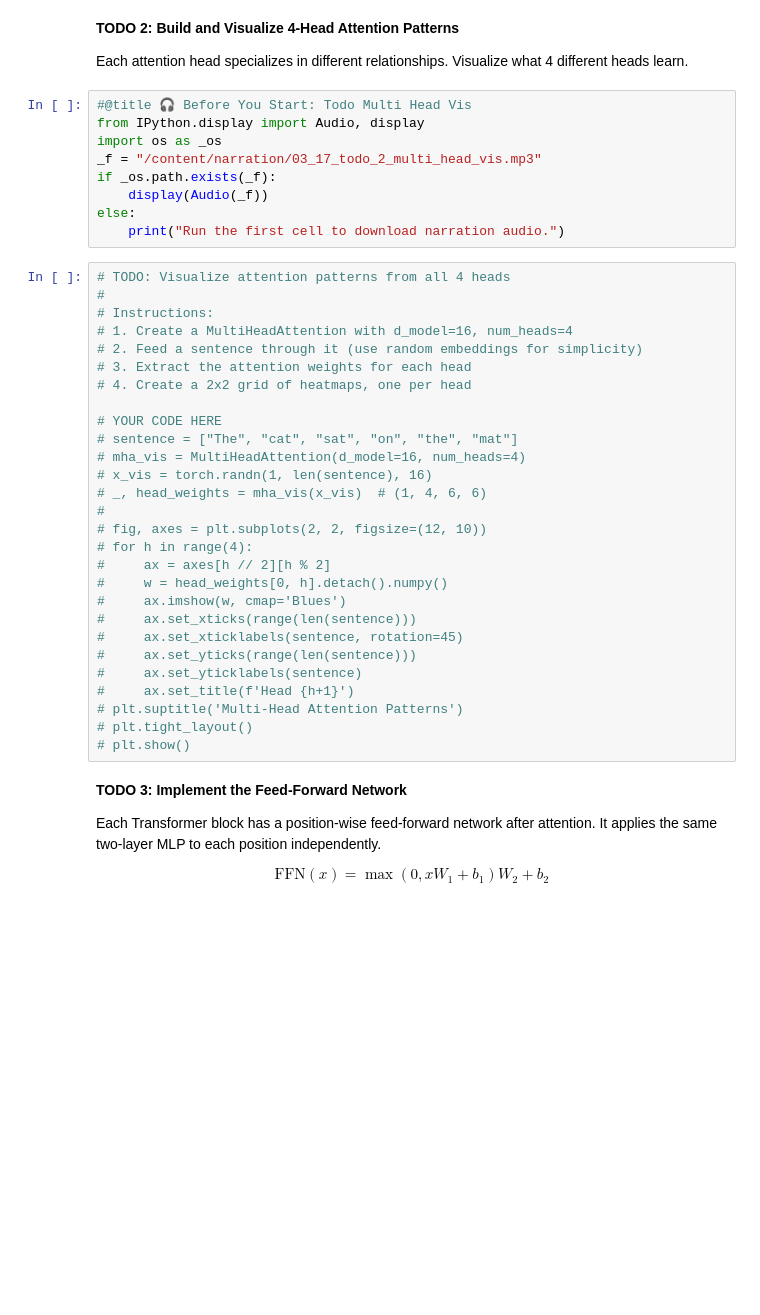
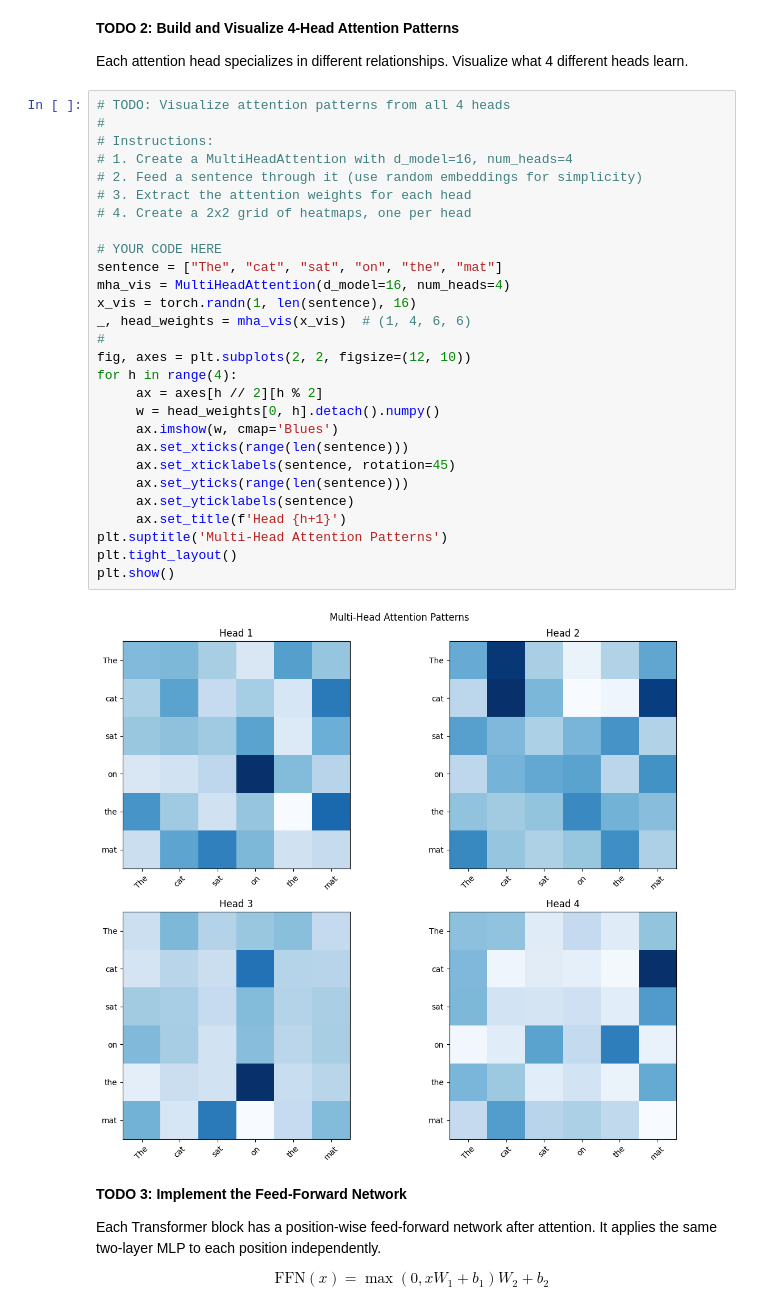
Before and after one commit to Krish-Mahajan/GPTFromScratch, a Jupyter notebook: Foundations/03_self_attention_and_transformer.ipynb, the cells around one changed output. Drawn from its saved outputs; the diff is of its cells as text; blank space fills up the shorter version.

```diff
--- a/Foundations/03_self_attention_and_transformer.ipynb
+++ b/Foundations/03_self_attention_and_transformer.ipynb
@@ -548,43 +570,36 @@ seq_len = 5
 **TODO 2: Build and Visualize 4-Head Attention Patterns**
 
 Each attention head specializes in different relationships. Visualize what 4 different heads learn.
-# %%
-#@title 🎧 Before You Start: Todo Multi Head Vis
-from IPython.display import Audio, display
-import os as _os
-_f = "/content/narration/03_17_todo_2_multi_head_vis.mp3"
-if _os.path.exists(_f):
-    display(Audio(_f))
-else:
-    print("Run the first cell to download narration audio.")
 # %%
 # TODO: Visualize attention patterns from all 4 heads
 #
 # Instructions:
 # 1. Create a MultiHeadAttention with d_model=16, num_heads=4
 # 2. Feed a sentence through it (use random embeddings for simplicity)
 # 3. Extract the attention weights for each head
 # 4. Create a 2x2 grid of heatmaps, one per head
 
 # YOUR CODE HERE
-# sentence = ["The", "cat", "sat", "on", "the", "mat"]
-# mha_vis = MultiHeadAttention(d_model=16, num_heads=4)
-# x_vis = torch.randn(1, len(sentence), 16)
-# _, head_weights = mha_vis(x_vis)  # (1, 4, 6, 6)
+sentence = ["The", "cat", "sat", "on", "the", "mat"]
+mha_vis = MultiHeadAttention(d_model=16, num_heads=4)
+x_vis = torch.randn(1, len(sentence), 16)
+_, head_weights = mha_vis(x_vis)  # (1, 4, 6, 6)
 #
-# fig, axes = plt.subplots(2, 2, figsize=(12, 10))
-# for h in range(4):
-#     ax = axes[h // 2][h % 2]
-#     w = head_weights[0, h].detach().numpy()
-#     ax.imshow(w, cmap='Blues')
-#     ax.set_xticks(range(len(sentence)))
-#     ax.set_xticklabels(sentence, rotation=45)
-#     ax.set_yticks(range(len(sentence)))
-#     ax.set_yticklabels(sentence)
-#     ax.set_title(f'Head {h+1}')
-# plt.suptitle('Multi-Head Attention Patterns')
-# plt.tight_layout()
-# plt.show()
+fig, axes = plt.subplots(2, 2, figsize=(12, 10))
+for h in range(4):
+     ax = axes[h // 2][h % 2]
+     w = head_weights[0, h].detach().numpy()
+     ax.imshow(w, cmap='Blues')
+     ax.set_xticks(range(len(sentence)))
+     ax.set_xticklabels(sentence, rotation=45)
+     ax.set_yticks(range(len(sentence)))
+     ax.set_yticklabels(sentence)
+     ax.set_title(f'Head {h+1}')
+plt.suptitle('Multi-Head Attention Patterns')
+plt.tight_layout()
+plt.show()
+# %% [output]
+[figure, added]
 # %% [markdown]
 **TODO 3: Implement the Feed-Forward Network**
 
```
Also changed, not shown: parts of 21 cells of this notebook, 2 other files.
